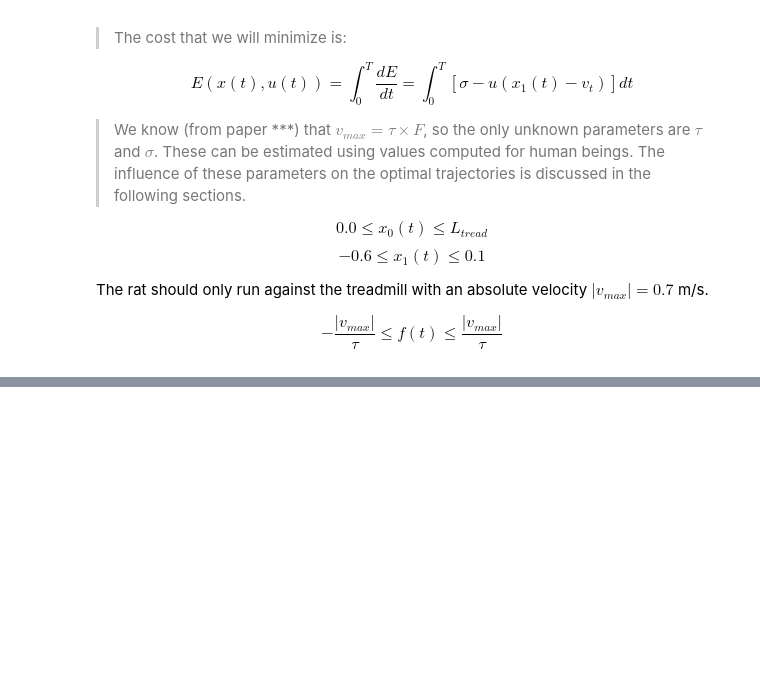
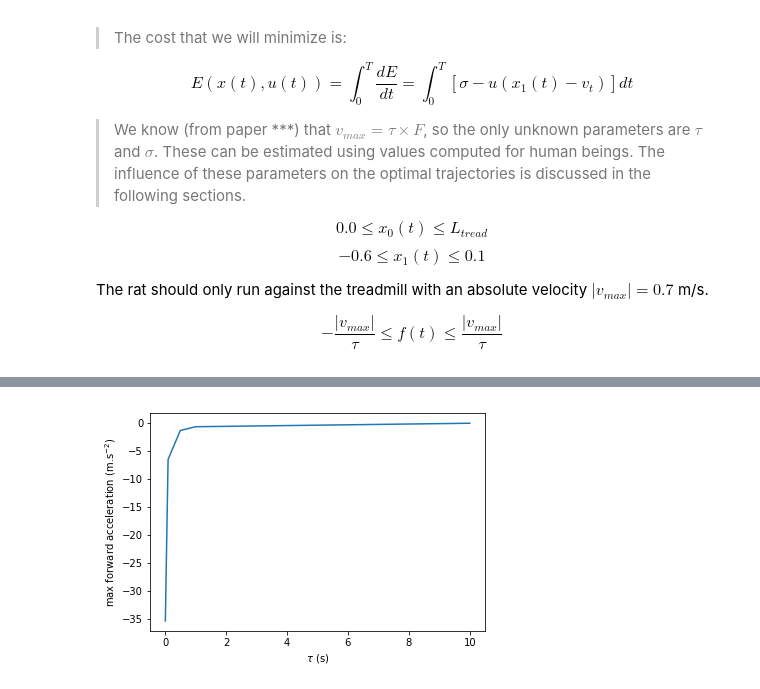
Before and after one commit to remy13127/rat_optimization, a Jupyter notebook: Keller_model.ipynb, the cells around one changed output, grey strips where cells are left out. Saved outputs shown, nothing was run; the diff lists cells and outputs as text; code cells hidden in the pictures; blank space fills up the shorter version.

```diff
--- a/Keller_model.ipynb
+++ b/Keller_model.ipynb
@@ -423,0 +488,8 @@ plt.show()
+# %%
+plt.plot(tau,tau_acc)
+plt.xlabel(r'$\tau$ (s)')
+plt.ylabel('max forward acceleration (m.s$^{-2})$')
+
+plt.savefig('tau_keller_acc.pdf')
+# %% [output]
+[figure, added]
```
Also changed, not shown: parts of 5 cells of this notebook, 1 other file.
